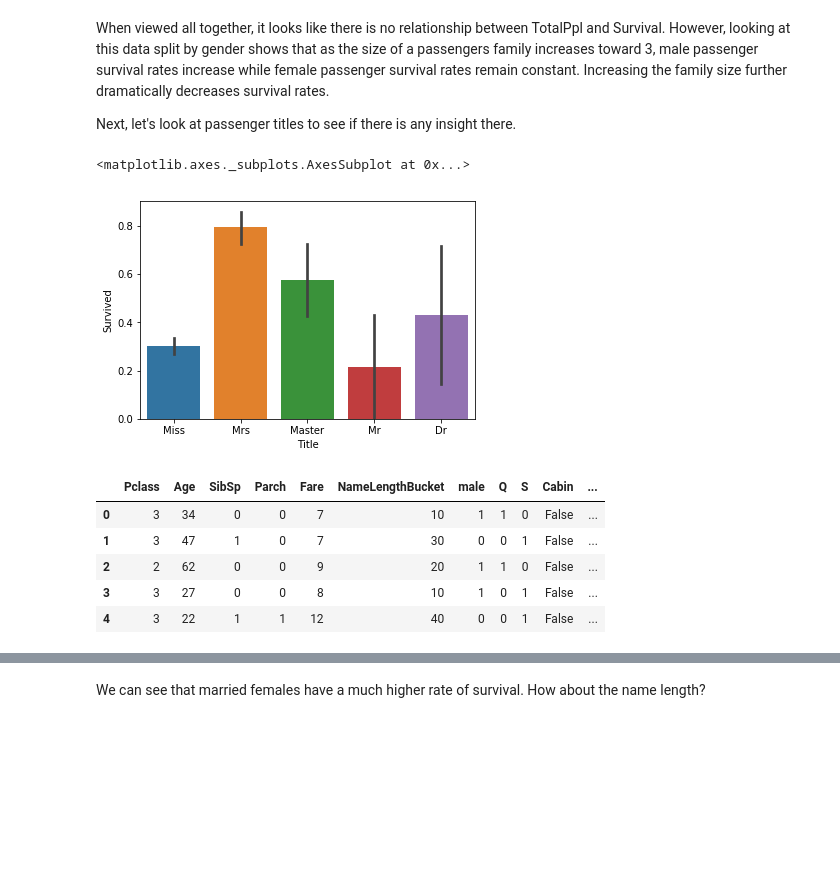
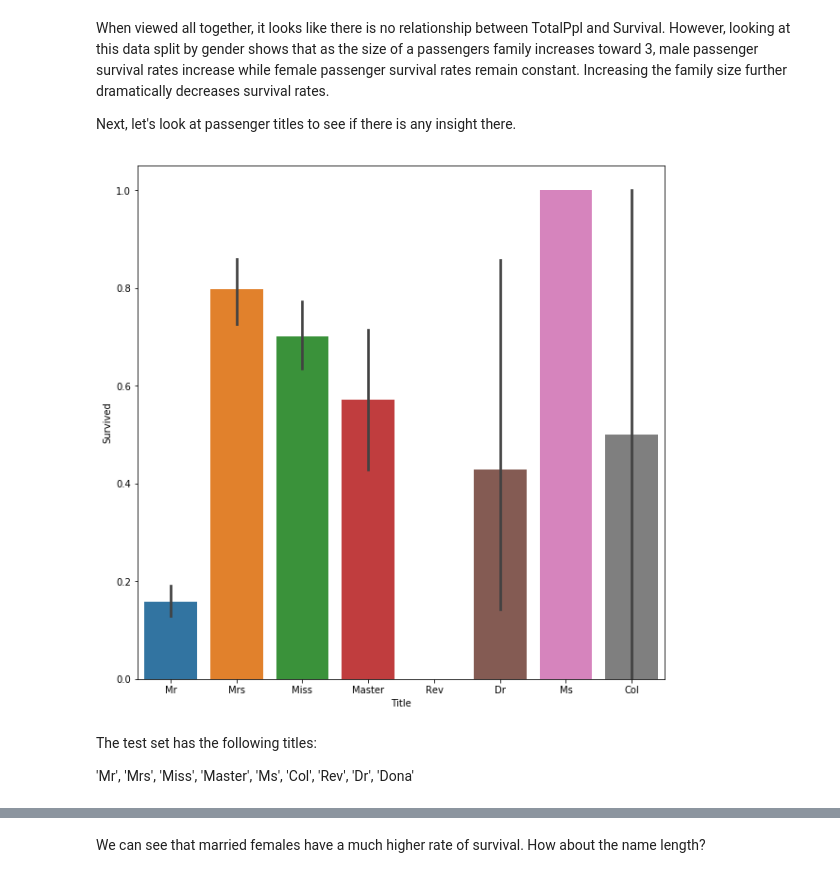
Before and after one commit to TanselArif-21/MLApplications, a Jupyter notebook: Titanic/Titanic.ipynb, the cells around one changed output, grey strips where cells are left out. Drawn from its saved outputs; the diff is of its cells as text; code cells hidden in the pictures; blank space fills up the shorter version.

```diff
--- a/Titanic/Titanic.ipynb
+++ b/Titanic/Titanic.ipynb
@@ -250,21 +250,24 @@ def getTitleFromTitanic(x):
 #Get the title from the name
 titanicEDA['Title'] = titanicEDA['Name'].apply(getTitleFromTitanic)
 
-titanicEDA['Title'] = titanicEDA['Title'].map({'Mr': 'Miss', 'Mrs': 'Mrs', 'Miss': 'Miss', 'Master':'Master','Don':'Mr','Rev':'Mr',
-    'Mme':'Miss',
-    'Ms':'Miss','Major':'Mr', 'Lady':'Mrs', 'Sir':'Mr', 'Mlle':'Miss',
-    'Col':'Mr', 'Capt':'Mr', 'Countess':'Mrs','Jonkheer':'Mr', 'Dr':'Dr', 'Dona':'Mrs'})
+dic_OrigMap = {'Mr': 'Mr', 'Mrs': 'Mrs', 'Miss': 'Miss', 'Master':'Master','Don':'Don','Rev':'Rev',
+    'Mme':'Mme',
+    'Ms':'Ms','Major':'Major', 'Lady':'Lady', 'Sir':'Sir', 'Mlle':'Mlle',
+    'Col':'Col', 'Capt':'Capt', 'Countess':'Countess','Jonkheer':'Jonkheer', 'Dr':'Dr', 'Dona':'Dona'}
+
+dic_Map = {'Mr': 'Mr', 'Mrs': 'Mrs', 'Miss': 'Miss', 'Master':'Master','Don':'Mr','Rev':'Rev',
+    'Mme':'Mrs',
+    'Ms':'Ms','Major':'Mr', 'Lady':'Mrs', 'Sir':'Master', 'Mlle':'Miss',
+    'Col':'Col', 'Capt':'Rev', 'Countess':'Mrs','Jonkheer':'Master', 'Dr':'Dr', 'Dona':'Mrs'}
+
+titanicEDA['Title'] = titanicEDA['Title'].map(dic_Map)
 # %%
+fig,ax = plt.subplots()
 sns.barplot(x='Title',y='Survived',data=titanicEDA)
+fig.set_size_inches(10,10)
 # %% [output]
-<matplotlib.axes._subplots.AxesSubplot at 0x...>
-[figure, old version]
+[figure, new version]
-# %%
-titanicTestCleaned.head()
-# %% [output]
-|  | Pclass | Age | SibSp | Parch | Fare | NameLengthBucket | male | Q | S | Cabin | ... |
-| 0 | 3 | 34 | 0 | 0 | 7 | 10 | 1 | 1 | 0 | False | ... |
-| 1 | 3 | 47 | 1 | 0 | 7 | 30 | 0 | 0 | 1 | False | ... |
-| 2 | 2 | 62 | 0 | 0 | 9 | 20 | 1 | 1 | 0 | False | ... |
-| 3 | 3 | 27 | 0 | 0 | 8 | 10 | 1 | 0 | 1 | False | ... |
-| 4 | 3 | 22 | 1 | 1 | 12 | 40 | 0 | 0 | 1 | False | ... |
+# %% [markdown]
+The test set has the following titles:
+
+'Mr', 'Mrs', 'Miss', 'Master', 'Ms', 'Col', 'Rev', 'Dr', 'Dona'
```
Also changed, not shown: parts of 46 cells of this notebook, 12 other files.
